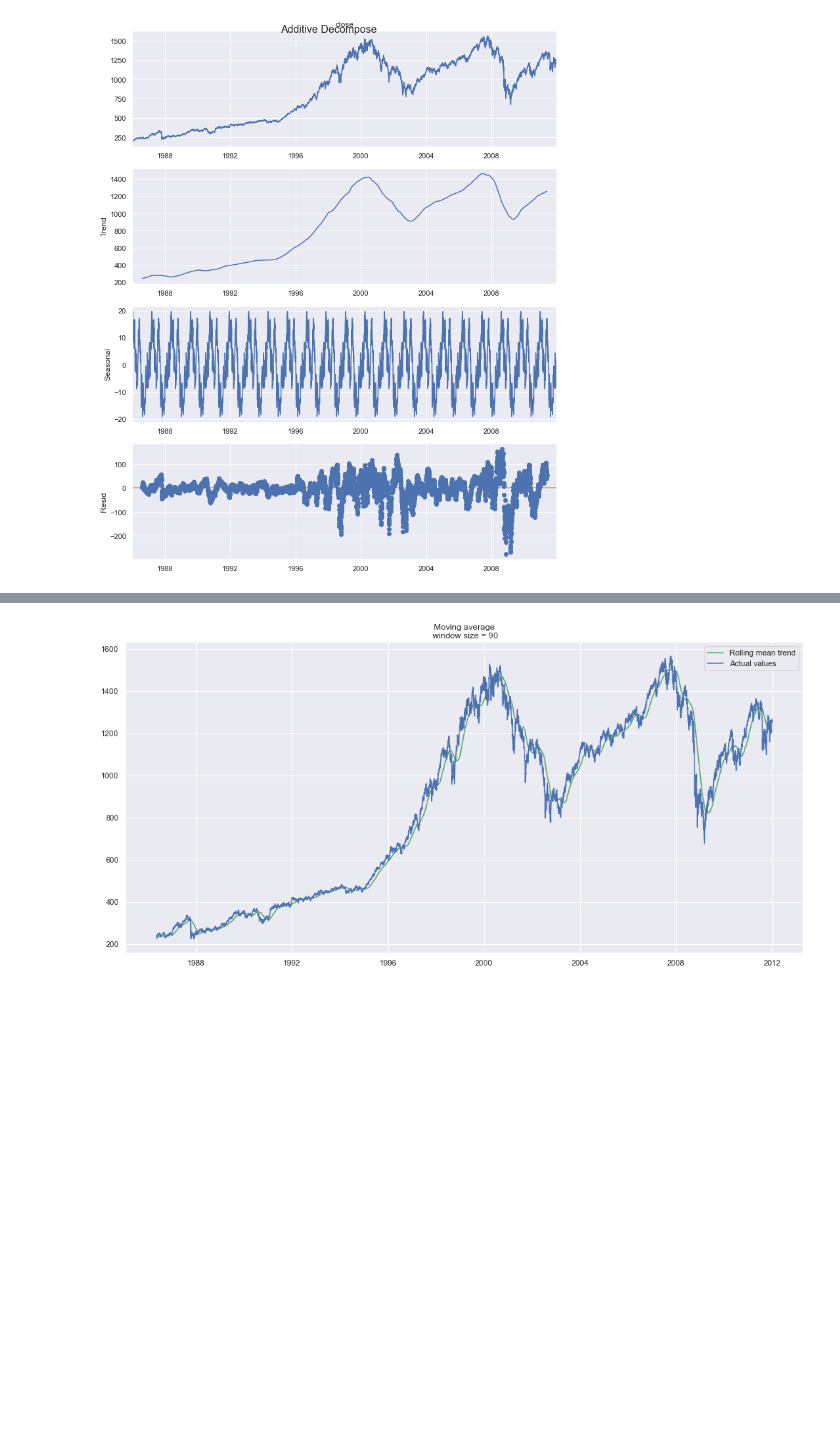
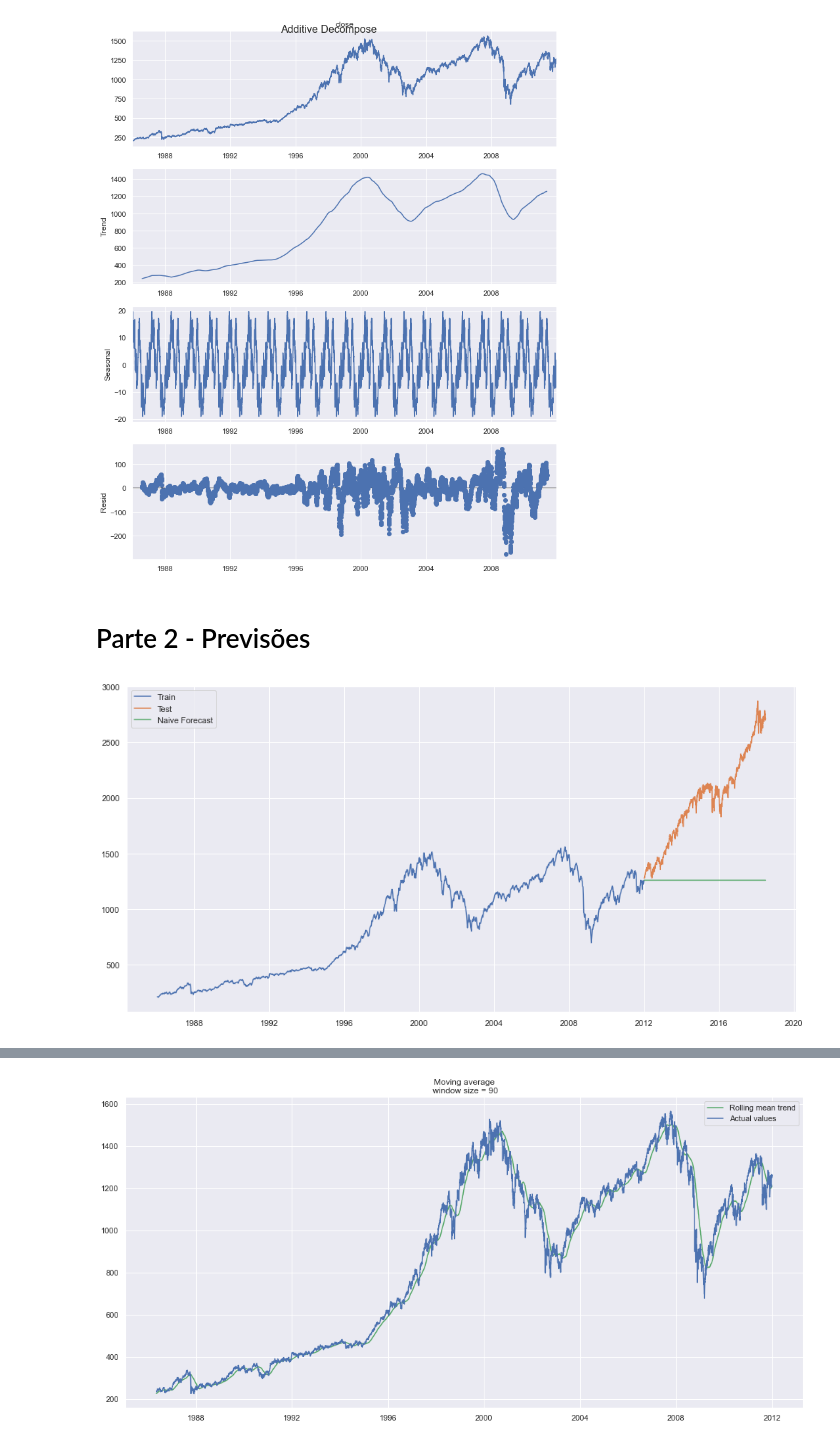
Before and after one commit to marcosvilela/modelagem-analitica-20.3, a Jupyter notebook: source/Daniel/Daniel_AnaliseExploratoria.ipynb, the cells around one changed output, grey strips where cells are left out. Cells and saved outputs as stored; diff of their text form; code cells hidden in the pictures; blank space fills up the shorter version.

Commit message:
adicionando parte 2 a minha parte

```diff
--- a/source/Daniel/Daniel_AnaliseExploratoria.ipynb
+++ b/source/Daniel/Daniel_AnaliseExploratoria.ipynb
@@ -15,6 +16,7 @@ from sklearn.metrics import mean_absolute_error
 sns.set()
 
 df = pd.read_csv("../../data/datasets_modal_spx_train.csv")
+df_test = pd.read_csv("../../data/datasets_modal_spx_test.csv")
 # %%
 def mean_absolute_percentage_error(y_true, y_pred):
     return np.mean(np.abs((y_true - y_pred) / y_true)) * 100
@@ -191,3 +205,25 @@ plt.show()
 # %% [output]
 [figure]
 [figure]
+# %% [markdown]
+# Parte 2 - Previsões
+# %%
+df_test["date"] = pd.to_datetime(df_test["date"])
+df_test = df_test.set_index('date')
+
+df_train_2 = df
+df_train_2["date"] = pd.to_datetime(df_train_2["date"])
+df_train_2 = df_train_2.groupby([pd.Grouper(key='date', freq='W-SUN')])['close'].mean().reset_index()
+df_train_2 = df_train_2.set_index('date')
+# %%
+dd= np.asarray(df_train_2.close)
+y_hat = df_test.copy()
+y_hat['naive'] = dd[len(dd)-1]
+plt.figure(figsize=(16,8))
+plt.plot(df_train_2.index, df_train_2['close'], label='Train')
+plt.plot(df_test.index,df_test['close'], label='Test')
+plt.plot(y_hat.index,y_hat['naive'], label='Naive Forecast')
+plt.legend(loc='best')
+plt.show()
+# %% [output]
+[figure, added]
```
Also changed, not shown: parts of 7 cells of this notebook.
